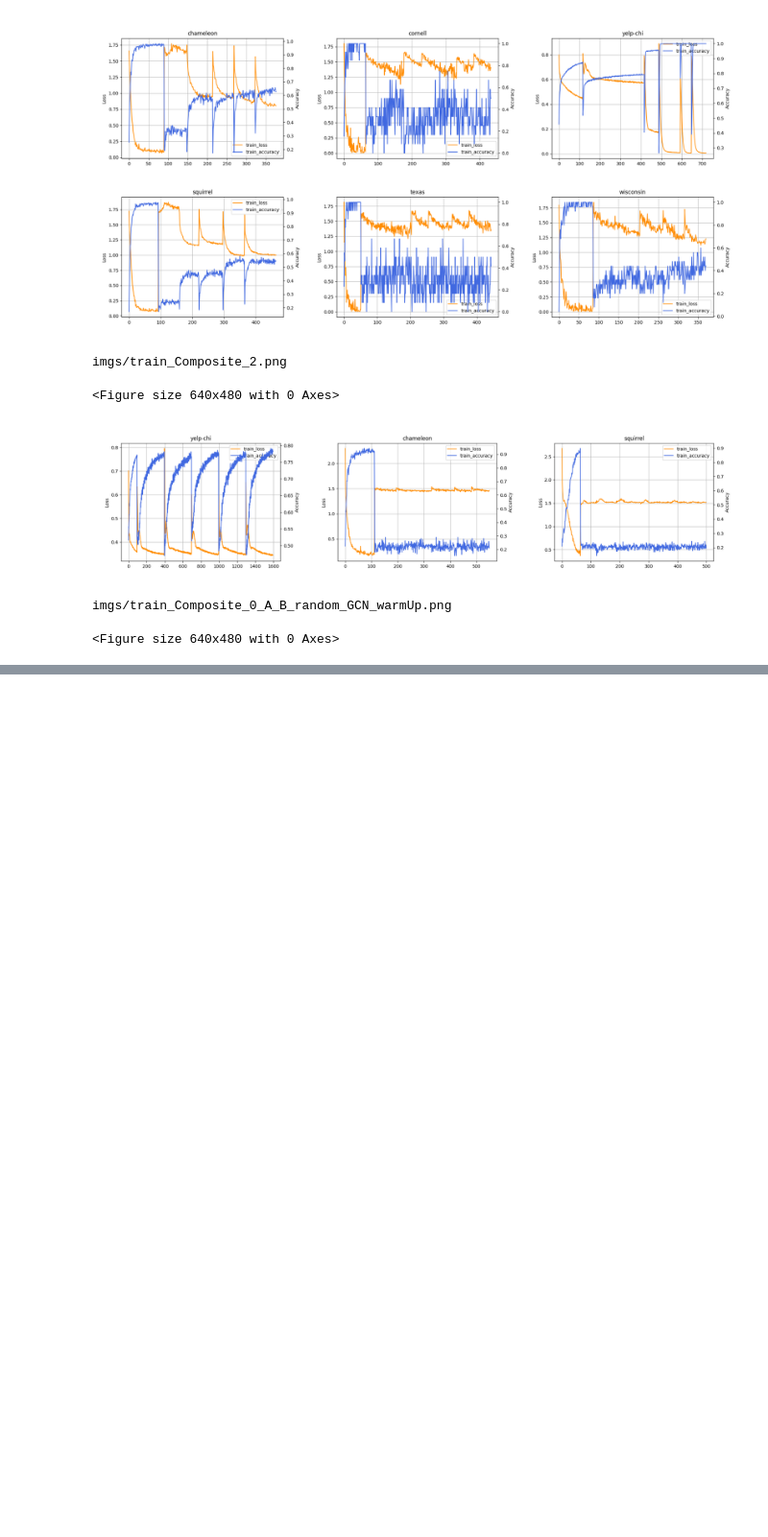
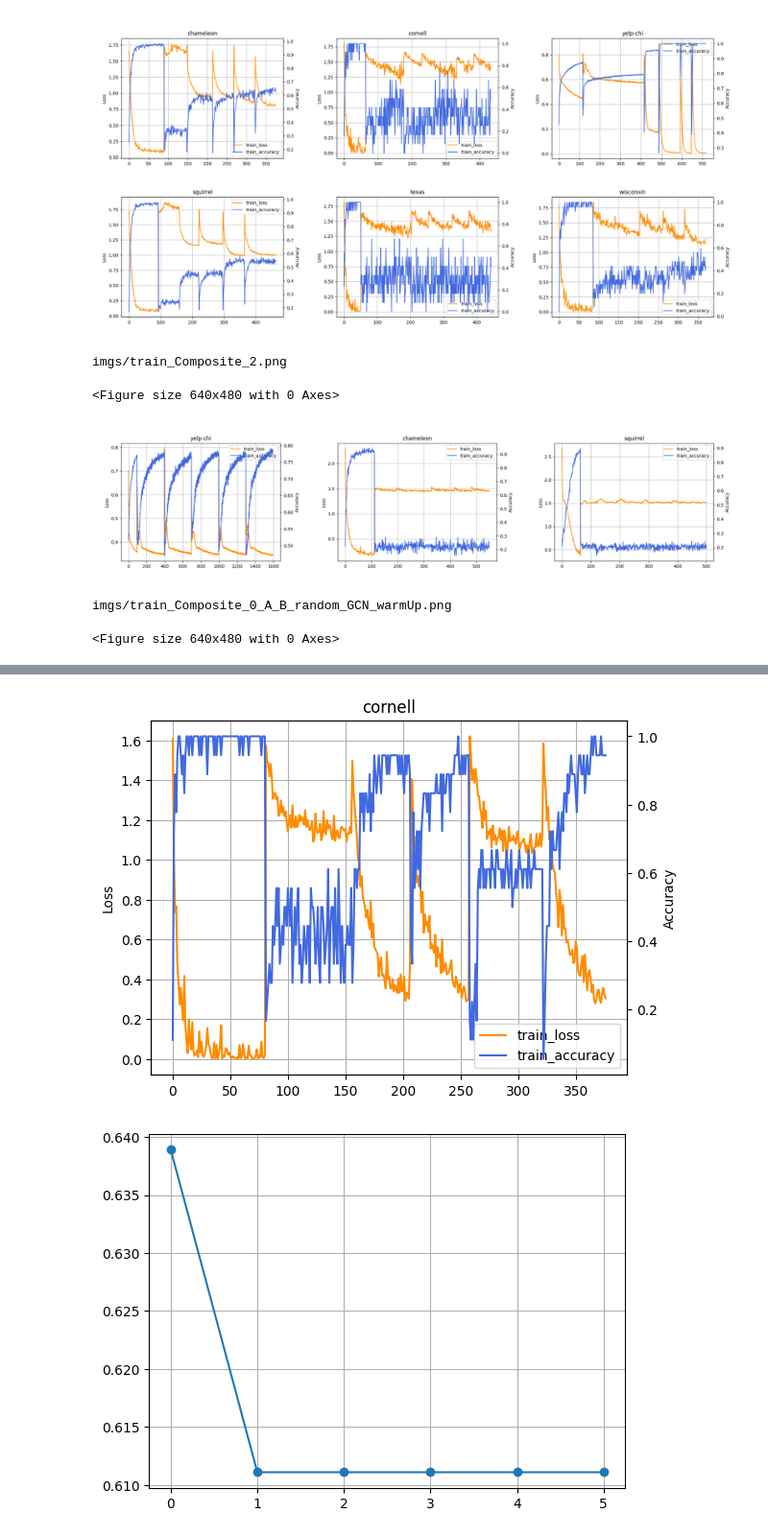
Before and after one commit to Fuyao233/Graph_pseudo_labeling, a Jupyter notebook: data_visualization_2.ipynb, the cells around one changed output, grey strips where cells are left out. Shown at 96% size. Saved outputs shown, nothing was run; the diff lists cells and outputs as text; code cells hidden in the pictures; blank space fills up the shorter version.

```diff
--- a/data_visualization_2.ipynb
+++ b/data_visualization_2.ipynb
@@ -376,0 +364,50 @@ print(f'imgs/train_Composite_{tail}.png')
+# %%
+# 可视化loss，分析哪里没下降
+# 3.30 数据分析
+import numpy as np
+from utils import cal_change_ratio
+import matplotlib.pyplot as plt
+import os
+import matplotlib.image as mpimg
+
+# datasets = ['yelp-chi', 'chameleon', 'squirrel']
+datasets = ['cornell']
+
+# tail = '0_A_B_random_mlp_warmUp'
+tail = '0_A_B_random_soft'
+
+for dataset_name in datasets:
+    train_loss_list = np.load(f'utils_data/ourModel_{dataset_name}_{tail}/loss.npy')[:,0]
+    multilayer_loss_list = np.load(f'utils_data/ourModel_{dataset_name}_{tail}/muti_layer_loss_list.npy', allow_pickle=True)
+    train_accuracy_list = np.load(f'utils_data/ourModel_{dataset_name}_{tail}/metric.npy')
+    iteration_metric = np.load(f'utils_data/ourModel_{dataset_name}_{tail}/best_val_metric_list.npy')
+
+
+    fig = plt.figure()
+    ax = fig.add_subplot(111)
+    ax.set_ylabel('Loss')
+    lns1 = ax.plot(train_loss_list, label='train_loss', color='darkorange')
+
+    ax2 = ax.twinx()
+    lns2 = ax2.plot(train_accuracy_list, label='train_accuracy', color='royalblue')
+    ax2.set_ylabel('Accuracy')
+
+    lns = lns1 + lns2
+    labs = [l.get_label() for l in lns]
+    ax.legend(lns, labs, loc=0)
+    ax.set_title(dataset_name)
+
+    ax.grid()
+
+    plt.show()
+
+    plt.plot(np.arange(len(iteration_metric)), iteration_metric, '-o')
+    plt.grid()
+
+    for i in range(len(multilayer_loss_list[0])):
+        plt.figure()
+        plt.plot(multilayer_loss_list[:,0])
+        plt.title(f'layer{i}')
+# %% [output]
+[figure, added]
+[figure, added]
```
Also changed, not shown: parts of 3 cells of this notebook, 3 other files.
